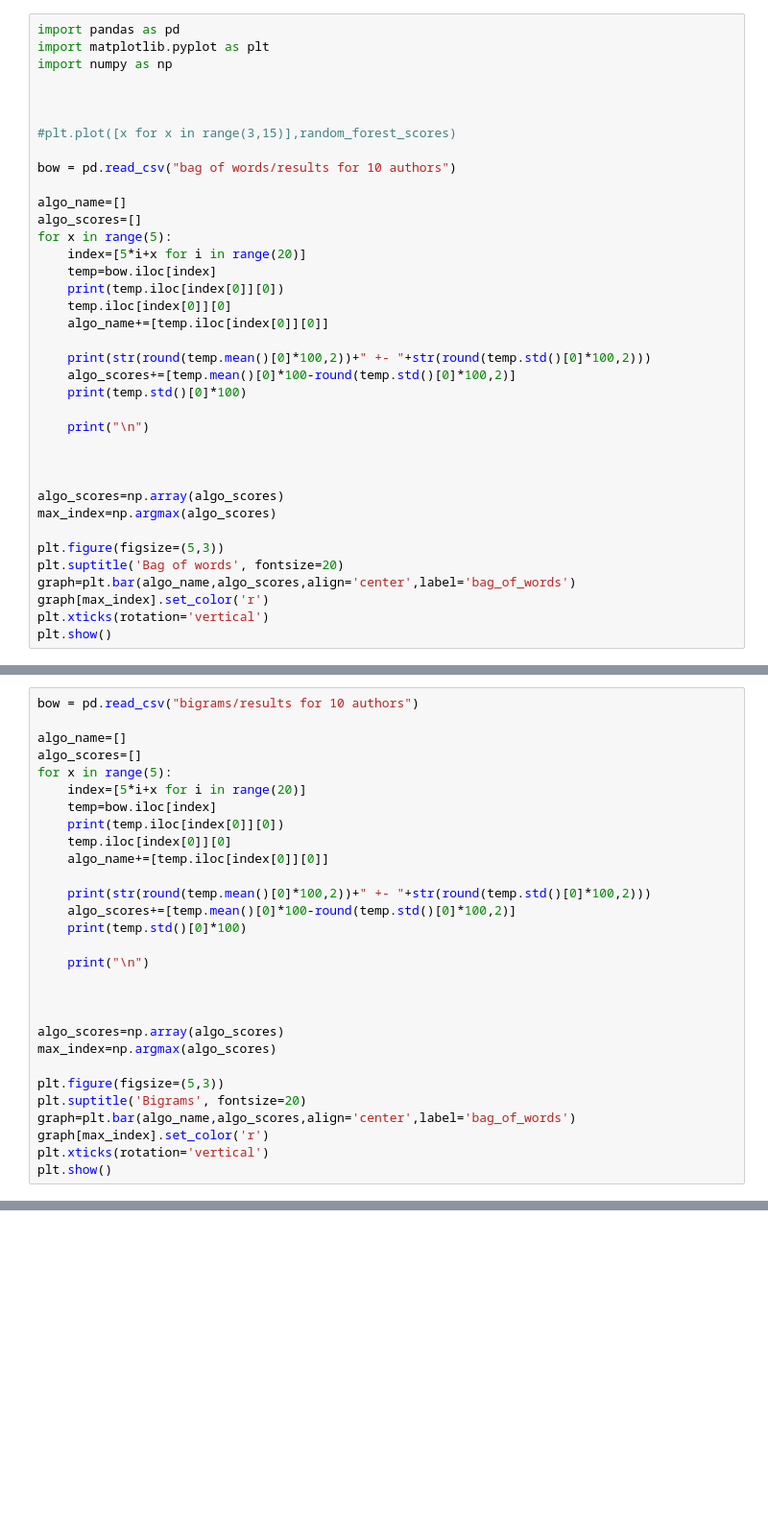
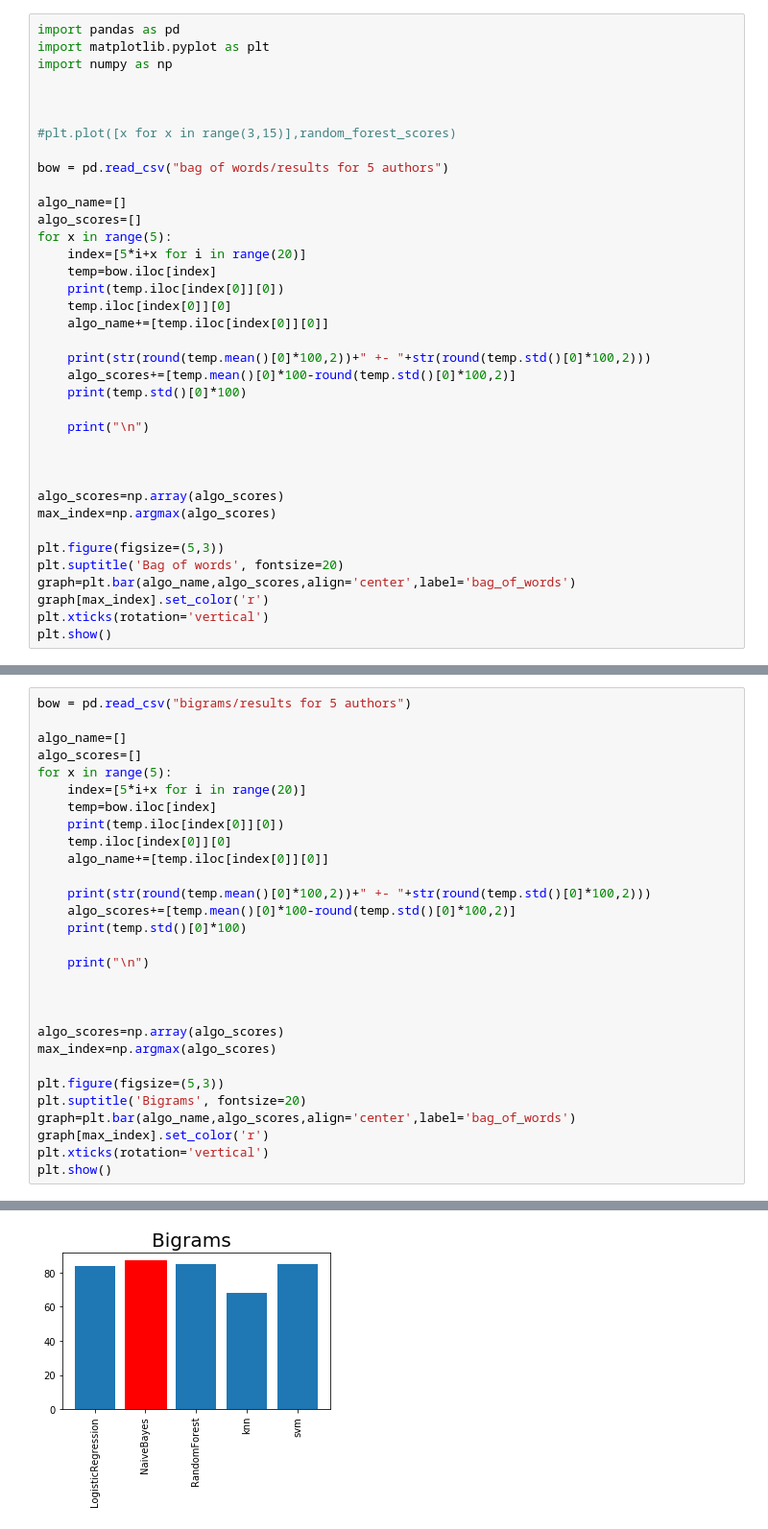
Before and after one commit to kishanku56/Author-Attribution-of-Hindi-texts, a Jupyter notebook: results.ipynb, the cells around one changed output, grey strips where cells are left out. Shown at 96% size. Drawn from its saved outputs; the diff is of its cells as text; blank space fills up the shorter version.

```diff
--- a/results.ipynb
+++ b/results.ipynb
@@ -7,7 +7,7 @@ import numpy as np
 
 #plt.plot([x for x in range(3,15)],random_forest_scores)
 
-bow = pd.read_csv("bag of words/results for 10 authors")
+bow = pd.read_csv("bag of words/results for 5 authors")
 
 algo_name=[]
 algo_scores=[]
@@ -40,5 +57,5 @@ IndexError: positional indexers are out-of-bounds
 # %%
-bow = pd.read_csv("bigrams/results for 10 authors")
+bow = pd.read_csv("bigrams/results for 5 authors")
 
 algo_name=[]
 algo_scores=[]
@@ -66,3 +83,4 @@ graph=plt.bar(algo_name,algo_scores,align='center',label='bag_of_words')
 graph[max_index].set_color('r')
 plt.xticks(rotation='vertical')
 plt.show()
+# %% [output]
@@ -69 +104,2 @@ plt.show()
+[figure, added]
 # %%
```
Also changed, not shown: parts of 9 cells of this notebook.
